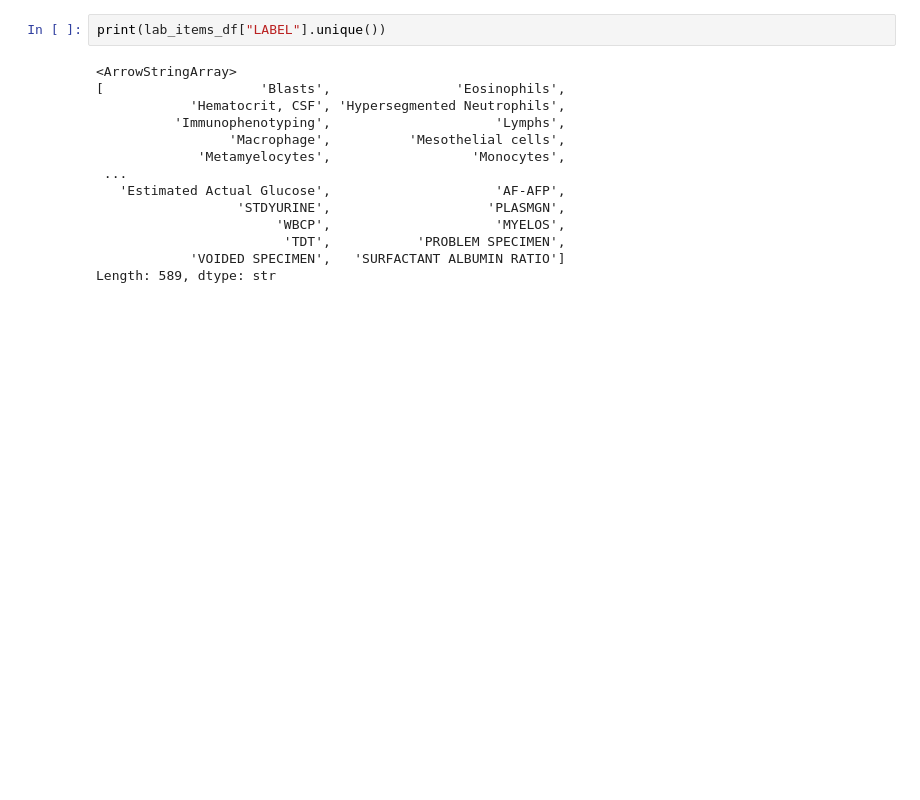
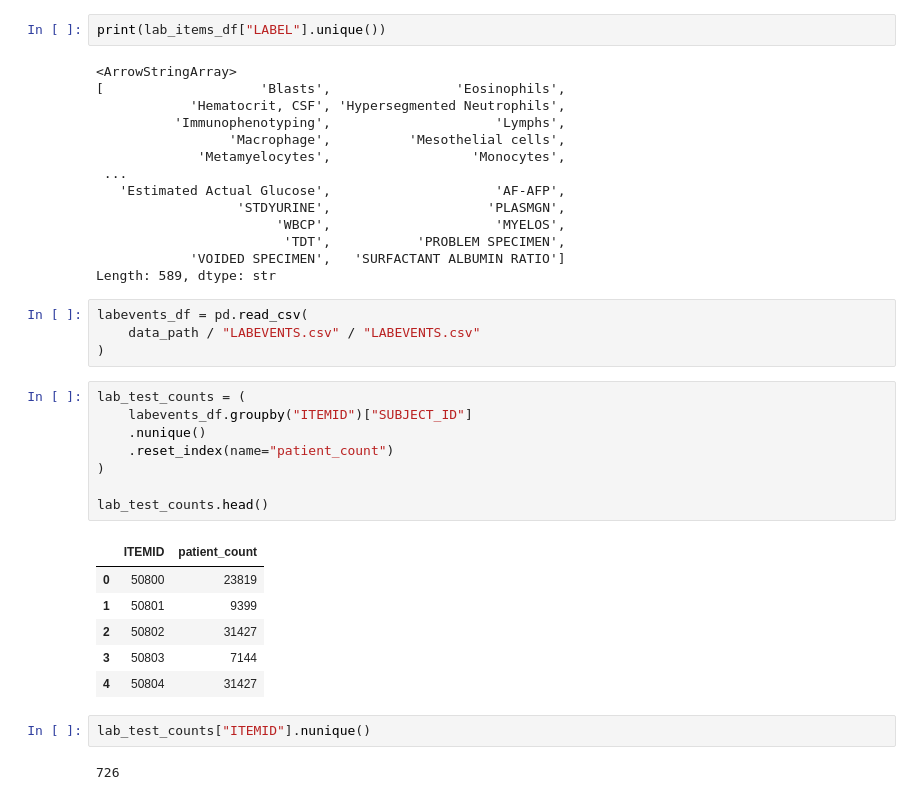
Before and after one commit to sengulozaydin/icu-risk-prediction, a Jupyter notebook: notebooks/01_data_overview.ipynb, the cells around one changed output. Saved outputs shown, nothing was run; the diff lists cells and outputs as text; blank space fills up the shorter version.

```diff
--- a/notebooks/01_data_overview.ipynb
+++ b/notebooks/01_data_overview.ipynb
@@ -758,3 +758,26 @@ print(lab_items_df["LABEL"].unique())
                         'TDT',           'PROBLEM SPECIMEN',
             'VOIDED SPECIMEN',   'SURFACTANT ALBUMIN RATIO']
 Length: 589, dtype: str
+# %%
+labevents_df = pd.read_csv(
+    data_path / "LABEVENTS.csv" / "LABEVENTS.csv"
+)
+# %%
+lab_test_counts = (
+    labevents_df.groupby("ITEMID")["SUBJECT_ID"]
+    .nunique()
+    .reset_index(name="patient_count")
+)
+
+lab_test_counts.head()
+# %% [output]
+|  | ITEMID | patient_count |
+| 0 | 50800 | 23819 |
+| 1 | 50801 | 9399 |
+| 2 | 50802 | 31427 |
+| 3 | 50803 | 7144 |
+| 4 | 50804 | 31427 |
+# %%
+lab_test_counts["ITEMID"].nunique()
+# %% [output]
+726
```
Also changed, not shown: parts of 5 cells of this notebook, 1 other file.
